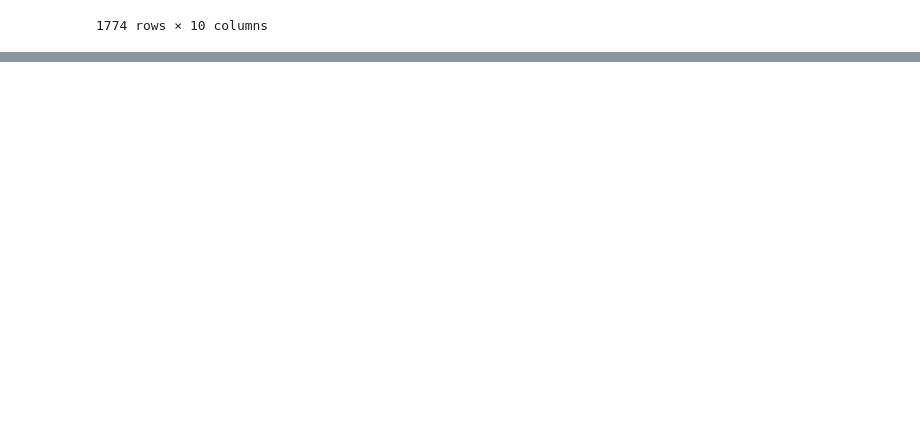
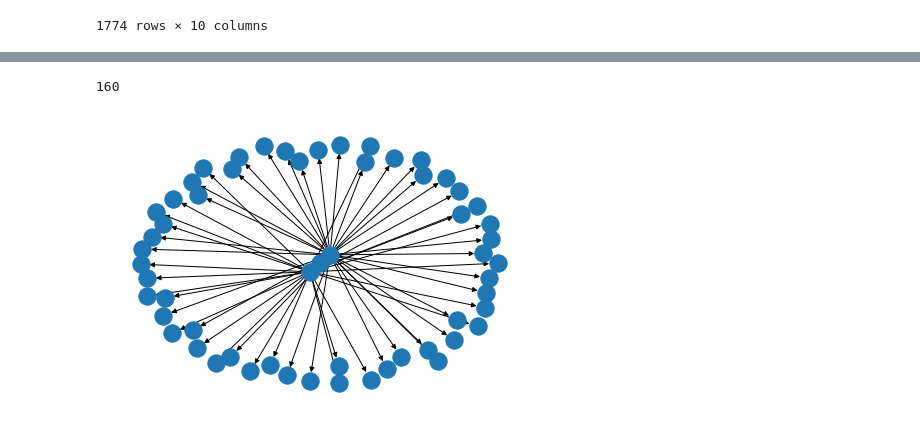
Before and after one commit to ethan-grinberg/misinformation-cluster-analysis, a Jupyter notebook: notebooks/7-ebg-exploring-fibvid.ipynb, the cells around one changed output, grey strips where cells are left out. Drawn from its saved outputs; the diff is of its cells as text; code cells hidden in the pictures; blank space fills up the shorter version.

```diff
--- a/notebooks/7-ebg-exploring-fibvid.ipynb
+++ b/notebooks/7-ebg-exploring-fibvid.ipynb
@@ -40,0 +68,16 @@ claim_propagation
+# %%
+claim_propagation.claim_number.value_counts().index[-100]
+# %% [output]
+160
+# %%
+dfs = {i:claim_propagation.loc[claim_propagation.claim_number == i] for i in claim_propagation.claim_number.unique()}
+# %%
+test_df = dfs[160]
+# %%
+edges = list(zip(test_df.parent_id, test_df.tweet_id))
+g = nx.DiGraph()
+g.add_edges_from(edges)
+# %%
+nx.draw(g)
+# %% [output]
+[figure, added]
```
Also changed, not shown: parts of 8 cells of this notebook.
